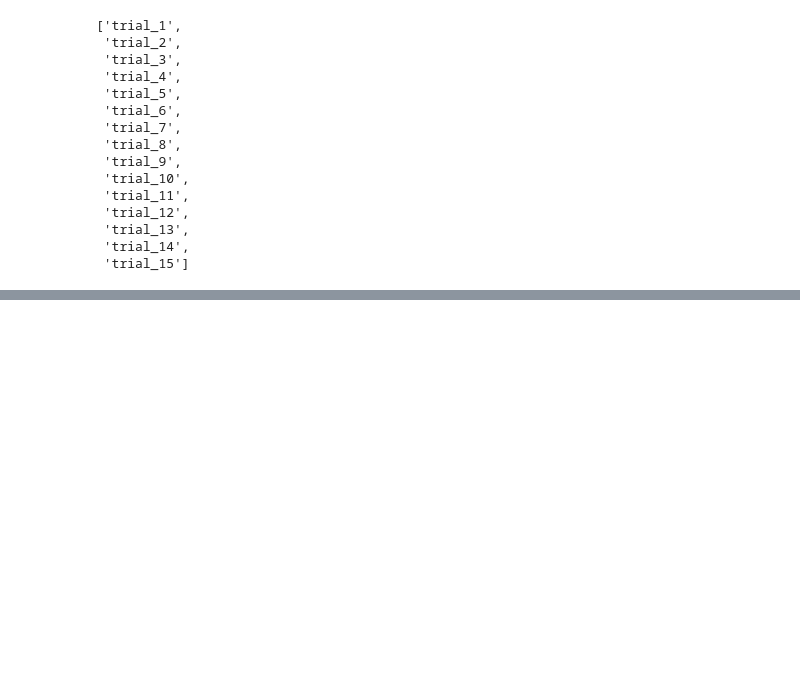
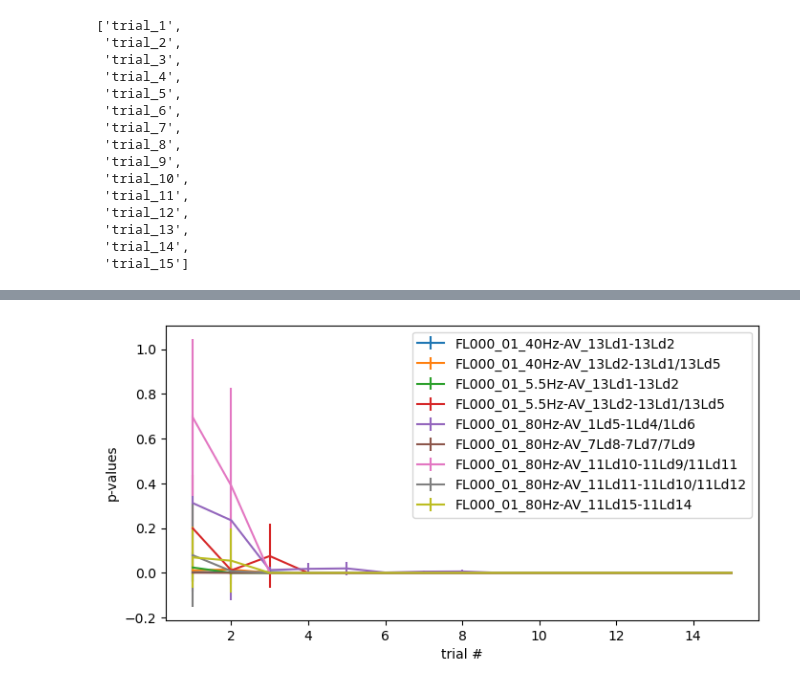
Before and after one commit to Simurgh818/NumTrials_NeededPer_FreqChoice, a Jupyter notebook: NumTrialsPerFreq.ipynb, the cells around one changed output, grey strips where cells are left out. Saved outputs shown, nothing was run; the diff lists cells and outputs as text; code cells hidden in the pictures; blank space fills up the shorter version.

Commit message:
plotting the first subject's data in python.

```diff
--- a/NumTrialsPerFreq.ipynb
+++ b/NumTrialsPerFreq.ipynb
@@ -116,3 +116,13 @@ stdDev_df
 | FL000_01_80Hz-AV_11Ld10-11Ld9/11Ld11 | 0.351700 | 0.438054 | 0.000000 | 0.001200 | 0.000000 | 0.001200 | 0.000000 | 0.000000 | 0.0 | 0.0 | 0.0 | ... |
 | FL000_01_80Hz-AV_11Ld11-11Ld10/11... | 0.229811 | 0.020317 | 0.001200 | 0.000000 | 0.000000 | 0.000000 | 0.000000 | 0.000000 | 0.0 | 0.0 | 0.0 | ... |
 | FL000_01_80Hz-AV_11Ld15-11Ld14 | 0.137916 | 0.142708 | 0.000000 | 0.000000 | 0.000000 | 0.000000 | 0.000000 | 0.000000 | 0.0 | 0.0 | 0.0 | ... |
+# %%
+plt.figure(figsize=(8,4));
+
+for p in range(0,len(channels)):
+    plt.errorbar(np.arange(1,16),means[p,:],yerr=stdDev[p,:]);
+plt.ylabel('p-values');
+plt.xlabel('trial #');
+plt.legend(channels);
+# %% [output]
+[figure, added]
```
